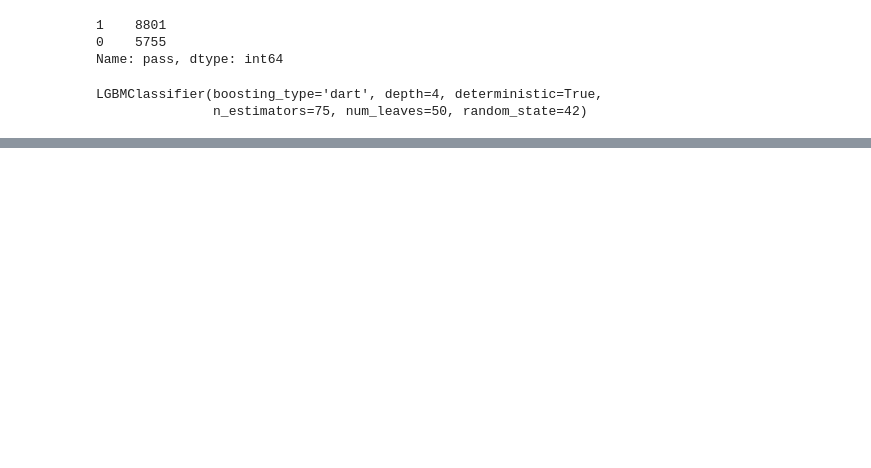
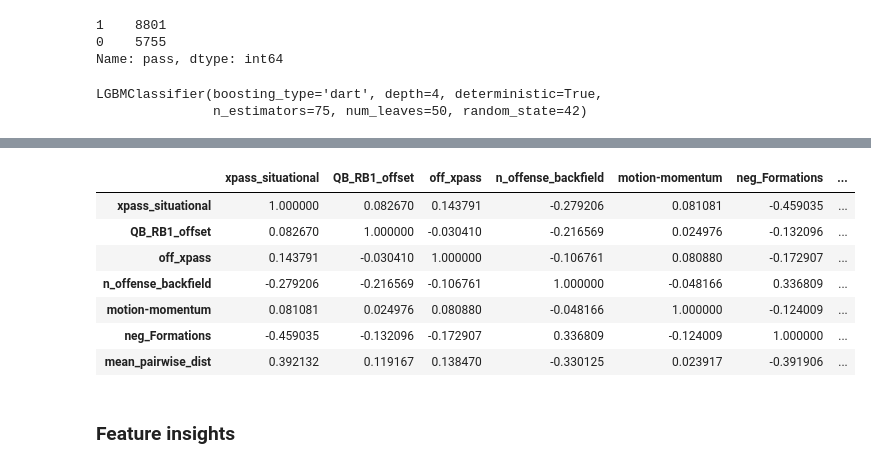
Before and after one commit to meagvo/NFL_BDB2025, a Jupyter notebook: pred-nov1-no-cb.ipynb, the cells around one changed output, grey strips where cells are left out. Drawn from its saved outputs; the diff is of its cells as text; code cells hidden in the pictures; blank space fills up the shorter version.

```diff
--- a/pred-nov1-no-cb.ipynb
+++ b/pred-nov1-no-cb.ipynb
@@ -437,0 +421,13 @@ len(final_features)
+# %%
+X[final_features].corr()
+# %% [output]
+|  | xpass_situational | QB_RB1_offset | off_xpass | n_offense_backfield | motion-momentum | neg_Formations | ... |
+| xpass_situational | 1.000000 | 0.082670 | 0.143791 | -0.279206 | 0.081081 | -0.459035 | ... |
+| QB_RB1_offset | 0.082670 | 1.000000 | -0.030410 | -0.216569 | 0.024976 | -0.132096 | ... |
+| off_xpass | 0.143791 | -0.030410 | 1.000000 | -0.106761 | 0.080880 | -0.172907 | ... |
+| n_offense_backfield | -0.279206 | -0.216569 | -0.106761 | 1.000000 | -0.048166 | 0.336809 | ... |
+| motion-momentum | 0.081081 | 0.024976 | 0.080880 | -0.048166 | 1.000000 | -0.124009 | ... |
+| neg_Formations | -0.459035 | -0.132096 | -0.172907 | 0.336809 | -0.124009 | 1.000000 | ... |
+| mean_pairwise_dist | 0.392132 | 0.119167 | 0.138470 | -0.330125 | 0.023917 | -0.391906 | ... |
+# %% [markdown]
+### Feature insights
```
Also changed, not shown: parts of 18 cells of this notebook.
